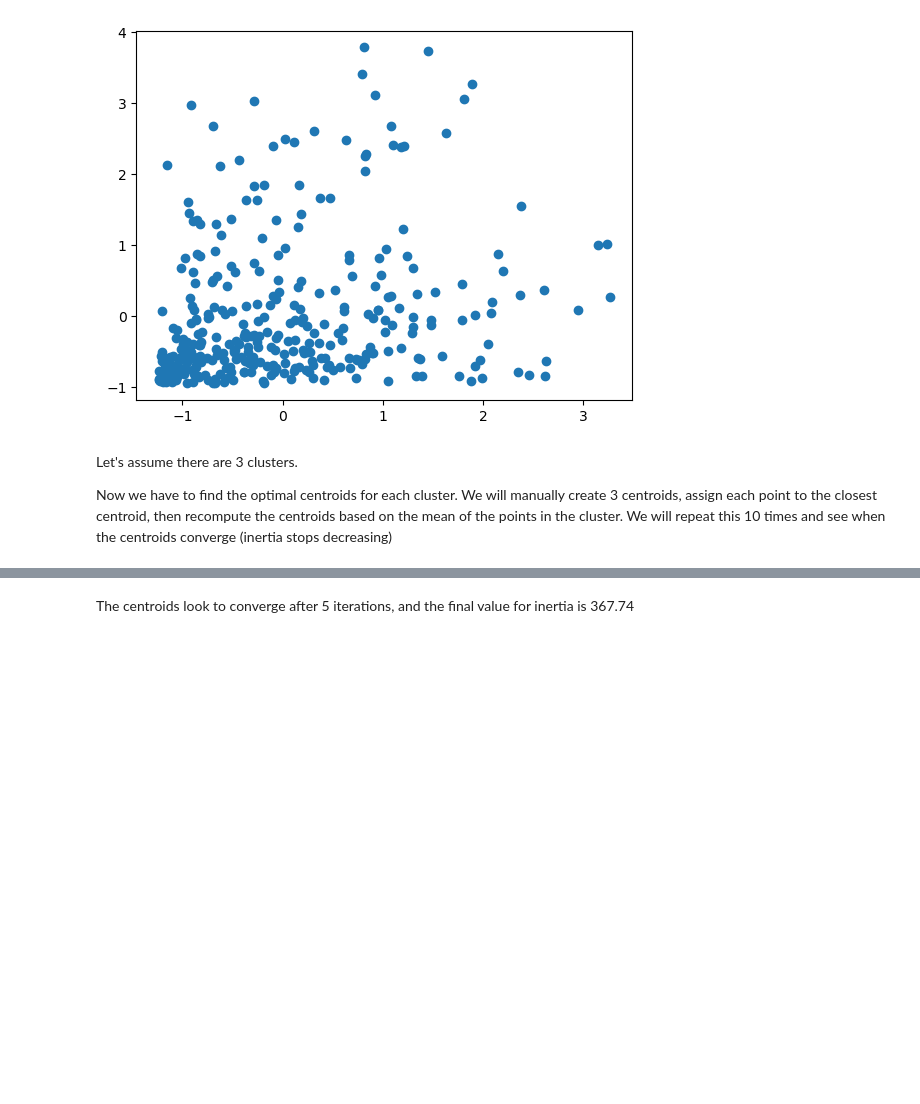
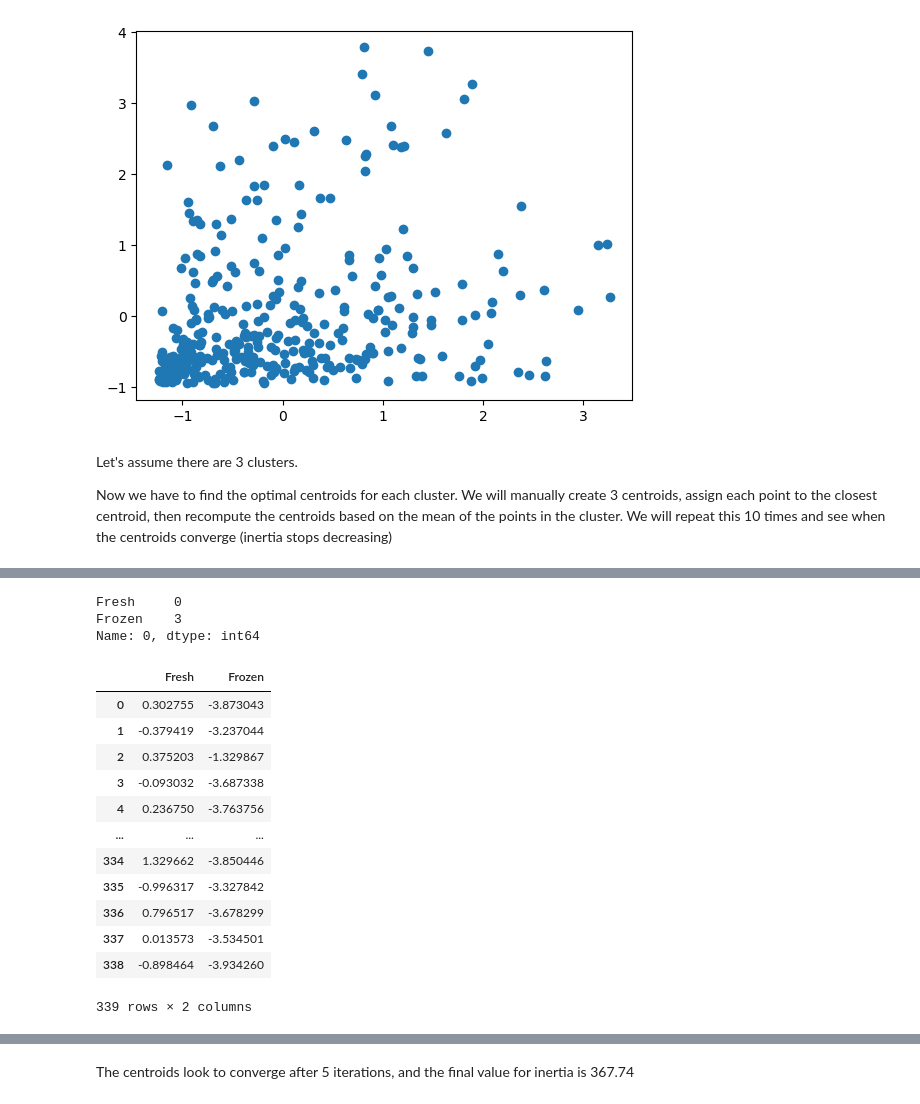
Before and after one commit to SamTheDataGuy/ml-project-unsupervised-learning, a Jupyter notebook: Unsupervised Learning - Project.ipynb, the cells around one changed output, grey strips where cells are left out. Drawn from its saved outputs; the diff is of its cells as text; code cells hidden in the pictures; blank space fills up the shorter version.

```diff
--- a/Unsupervised Learning - Project.ipynb
+++ b/Unsupervised Learning - Project.ipynb
@@ -222,0 +232,24 @@ Now we have to find the optimal centroids for each cluster. We will manually cre
+# %%
+centroids = pd.DataFrame([[0,3],[-1,-1],[3,0]],columns=['Fresh','Frozen'])
+
+centroids.T[0]
+# %% [output]
+Fresh     0
+Frozen    3
+Name: 0, dtype: int64
+# %%
+df_kmeans - centroids.T[0]
+# %% [output]
+|  | Fresh | Frozen |
+| 0 | 0.302755 | -3.873043 |
+| 1 | -0.379419 | -3.237044 |
+| 2 | 0.375203 | -1.329867 |
+| 3 | -0.093032 | -3.687338 |
+| 4 | 0.236750 | -3.763756 |
+| ... | ... | ... |
+| 334 | 1.329662 | -3.850446 |
+| 335 | -0.996317 | -3.327842 |
+| 336 | 0.796517 | -3.678299 |
+| 337 | 0.013573 | -3.534501 |
+| 338 | -0.898464 | -3.934260 |
+339 rows × 2 columns
```
Also changed, not shown: parts of 16 cells of this notebook.
